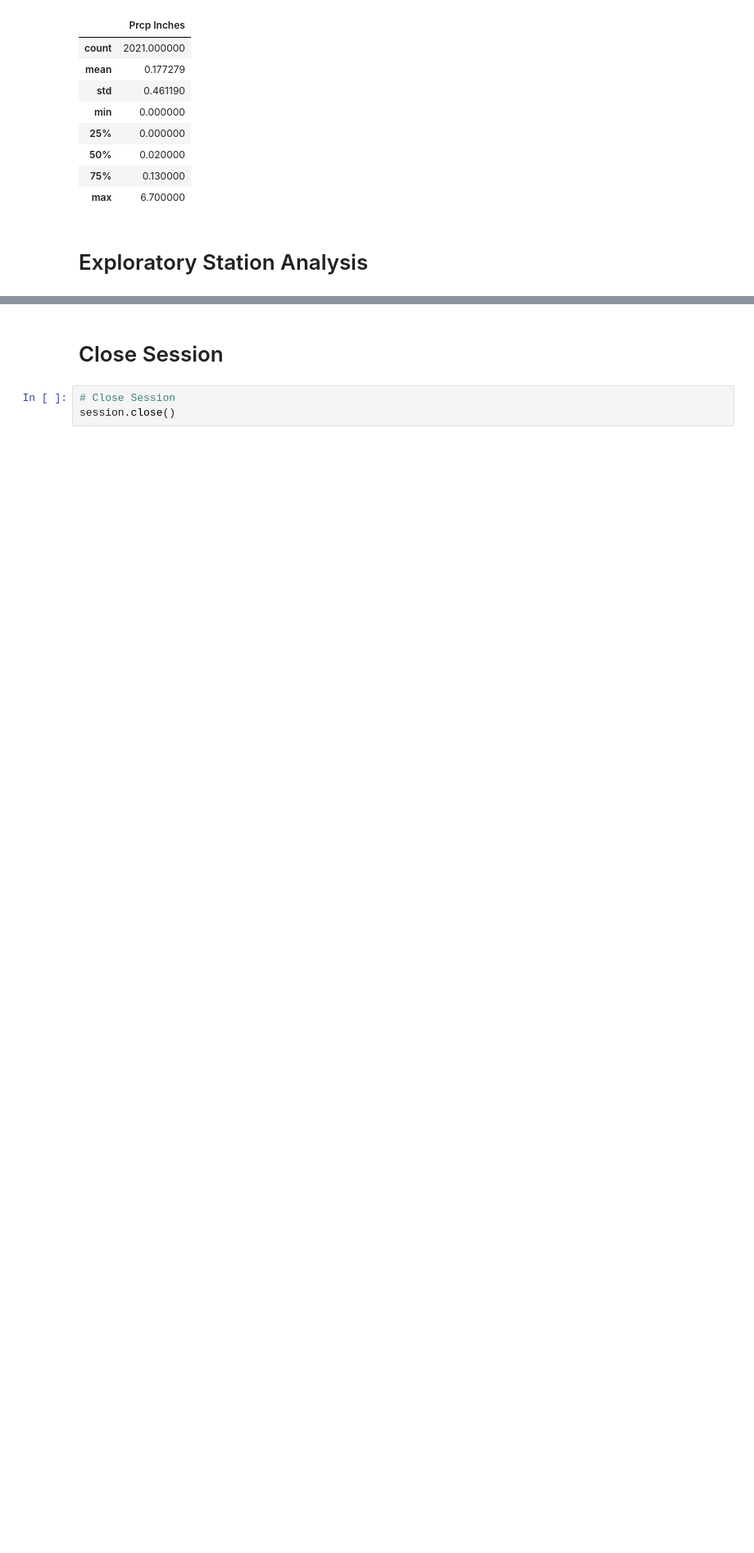
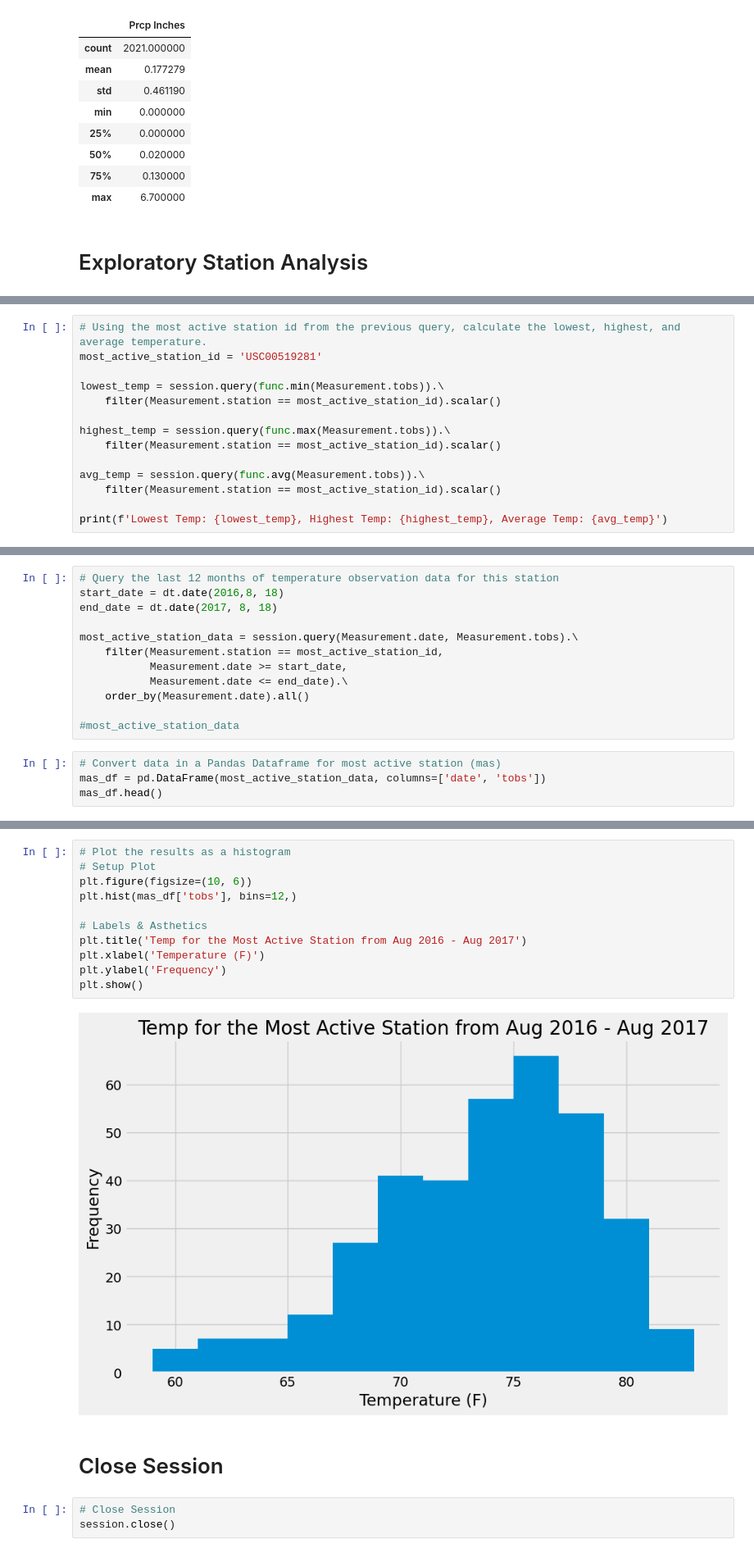
Before and after one commit to sloucel/sqlalchemy-challenge, a Jupyter notebook: SurfsUp/climate_starter.ipynb, the cells around one changed output, grey strips where cells are left out. Shown at 82% size. Saved outputs shown, nothing was run; the diff lists cells and outputs as text; blank space fills up the shorter version.

Commit message:
Finished Exploratory Station Analysis

```diff
--- a/SurfsUp/climate_starter.ipynb
+++ b/SurfsUp/climate_starter.ipynb
@@ -186,0 +181,14 @@ Text(0.5, 4.183333333333314, 'Temperature')
+# %%
+# Using the most active station id from the previous query, calculate the lowest, highest, and average temperature.
+most_active_station_id = 'USC00519281'
+
+lowest_temp = session.query(func.min(Measurement.tobs)).\
+    filter(Measurement.station == most_active_station_id).scalar()
+
+highest_temp = session.query(func.max(Measurement.tobs)).\
+    filter(Measurement.station == most_active_station_id).scalar()
+
+avg_temp = session.query(func.avg(Measurement.tobs)).\
+    filter(Measurement.station == most_active_station_id).scalar()
+
+print(f'Lowest Temp: {lowest_temp}, Highest Temp: {highest_temp}, Average Temp: {avg_temp}')
@@ -186,0 +212,16 @@ Text(0.5, 4.183333333333314, 'Temperature')
+# %%
+# Query the last 12 months of temperature observation data for this station
+start_date = dt.date(2016,8, 18)
+end_date = dt.date(2017, 8, 18)
+
+most_active_station_data = session.query(Measurement.date, Measurement.tobs).\
+    filter(Measurement.station == most_active_station_id,
+           Measurement.date >= start_date,
+           Measurement.date <= end_date).\
+    order_by(Measurement.date).all()
+
+#most_active_station_data
+# %%
+# Convert data in a Pandas Dataframe for most active station (mas)
+mas_df = pd.DataFrame(most_active_station_data, columns=['date', 'tobs'])
+mas_df.head()
@@ -187,3 +235,16 @@ Text(0.5, 4.183333333333314, 'Temperature')
+# %%
+# Plot the results as a histogram
+# Setup Plot
+plt.figure(figsize=(10, 6))
+plt.hist(mas_df['tobs'], bins=12,)
+
+# Labels & Asthetics
+plt.title('Temp for the Most Active Station from Aug 2016 - Aug 2017')
+plt.xlabel('Temperature (F)')
+plt.ylabel('Frequency')
+plt.show()
+# %% [output]
+[figure, added]
 # %% [markdown]
 # Close Session
 # %%
```
Also changed, not shown: parts of 9 cells of this notebook, 1 other file.
